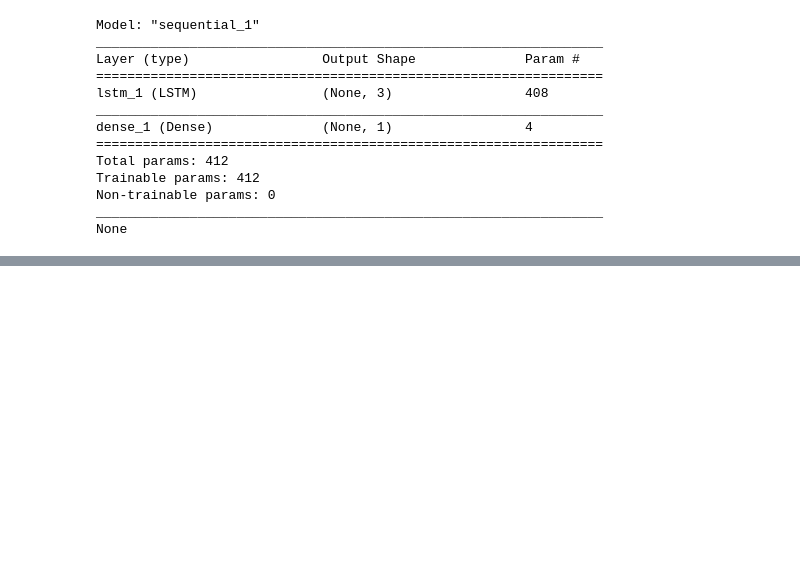
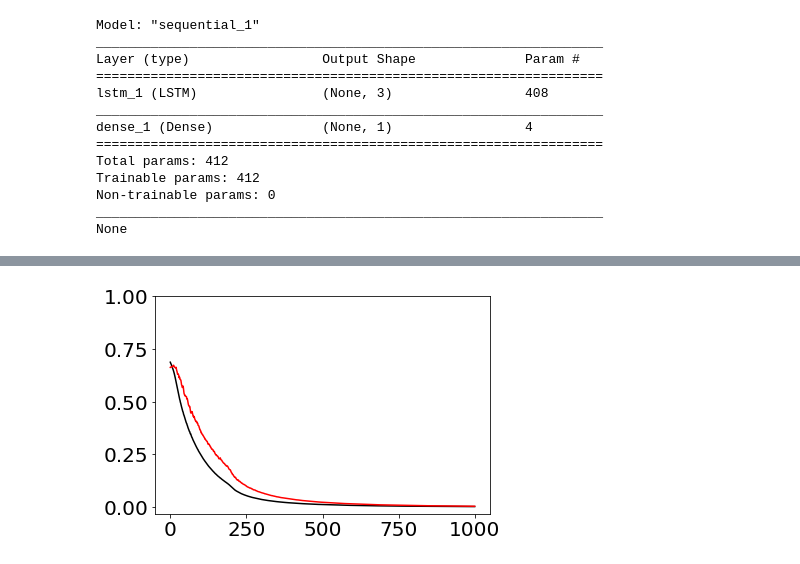
Before and after one commit to DipankarJDutta/DipankarJDutta-Biomarker-discovery-from-B-T-cells-in-FASD-GDM-with-LSTM, a Jupyter notebook: LSTM_B_T_Median_optimized-model_new.ipynb, the cells around one changed output, grey strips where cells are left out. Saved outputs shown, nothing was run; the diff lists cells and outputs as text; code cells hidden in the pictures; blank space fills up the shorter version.

```diff
--- a/LSTM_B_T_Median_optimized-model_new.ipynb
+++ b/LSTM_B_T_Median_optimized-model_new.ipynb
@@ -101,3 +67,17 @@ pyplot.show()
+# %%
+#Diagnostic plot Ia: Model Performance (training loss vs test loss) for 1000 epochs
+pyplot.rcParams.update({'font.size': 20})
+pyplot.plot(history.history['loss'], color = 'black')
+pyplot.plot(history.history['val_loss'], color = 'red')
+pyplot.yticks(np.arange(min(y), max(y)+0.1, 0.1))
+pyplot.yticks(fontname = "Arial")
+pyplot.xticks(fontname = "Arial")
+ax=pyplot.gca()
+ax.yaxis.set_major_locator(pyplot.MaxNLocator(5))
+pyplot.savefig ('B-T-cell_non-overlapping.png', format = 'png', dpi = 1200)
+pyplot.show()
+# %% [output]
+[figure, added]
 # %%
 #Diagnostic plot Ib: Model Performance (training loss vs test loss) for 750 epochs
 from matplotlib import pyplot
```
Also changed, not shown: parts of 13 cells of this notebook.
